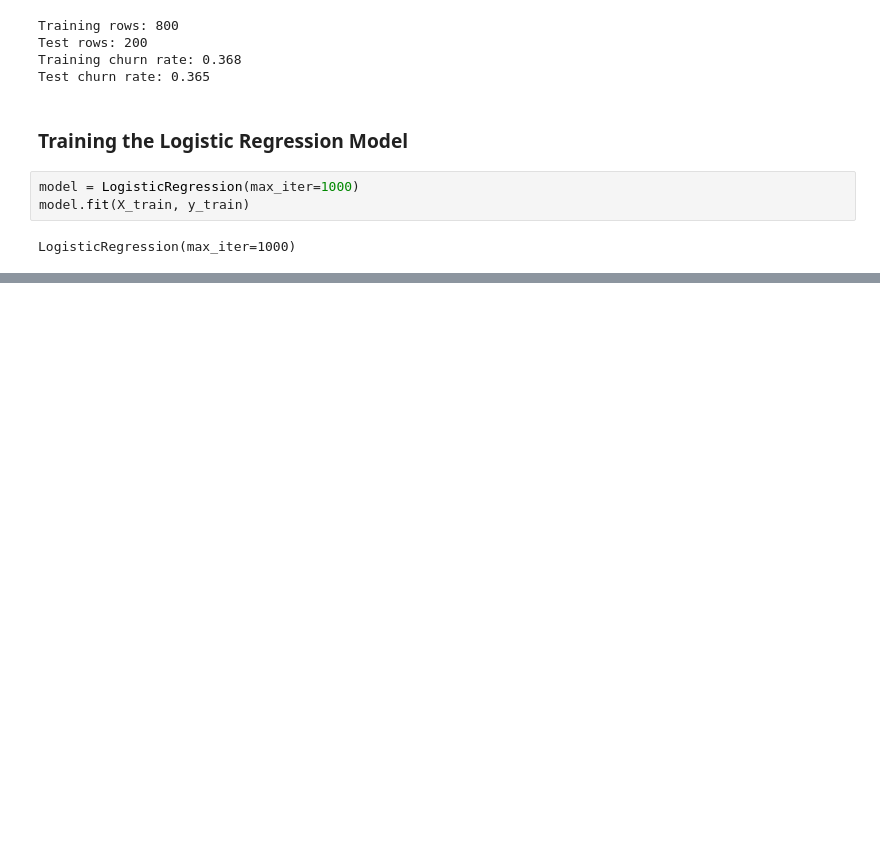
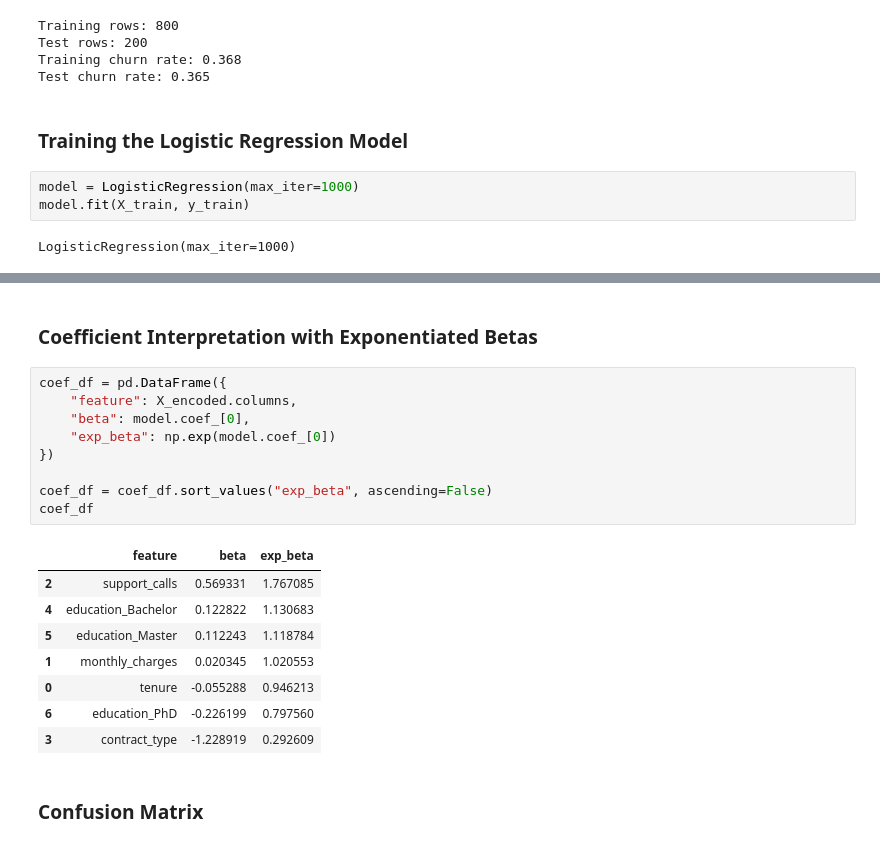
Before and after one commit to VahYavryan/data_analytics_with_phyton, a Jupyter notebook: notebooks/13_logistic_regression.ipynb, the cells around one changed output, grey strips where cells are left out. Cells and saved outputs as stored; diff of their text form; blank space fills up the shorter version.

```diff
--- a/notebooks/13_logistic_regression.ipynb
+++ b/notebooks/13_logistic_regression.ipynb
@@ -182,0 +224,22 @@ LogisticRegression(max_iter=1000)
+# %% [markdown]
+### Coefficient Interpretation with Exponentiated Betas
+# %%
+coef_df = pd.DataFrame({
+    "feature": X_encoded.columns,
+    "beta": model.coef_[0],
+    "exp_beta": np.exp(model.coef_[0])
+})
+
+coef_df = coef_df.sort_values("exp_beta", ascending=False)
+coef_df
+# %% [output]
+|  | feature | beta | exp_beta |
+| 2 | support_calls | 0.569331 | 1.767085 |
+| 4 | education_Bachelor | 0.122822 | 1.130683 |
+| 5 | education_Master | 0.112243 | 1.118784 |
+| 1 | monthly_charges | 0.020345 | 1.020553 |
+| 0 | tenure | -0.055288 | 0.946213 |
+| 6 | education_PhD | -0.226199 | 0.797560 |
+| 3 | contract_type | -1.228919 | 0.292609 |
+# %% [markdown]
+### Confusion Matrix
```
Also changed, not shown: parts of 14 cells of this notebook.
